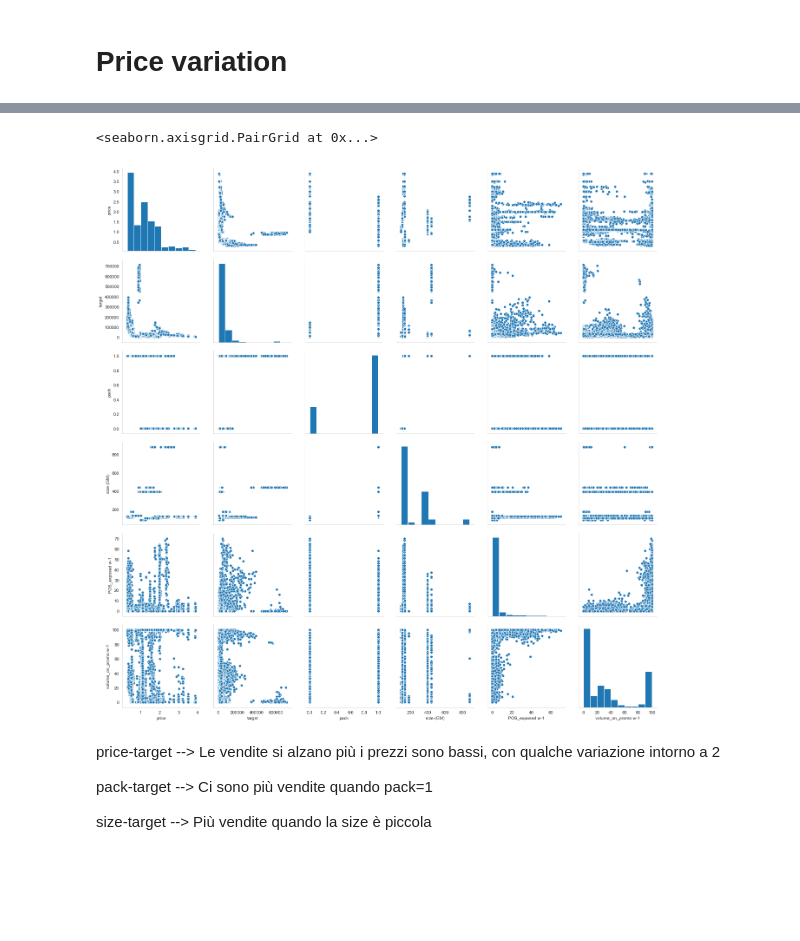
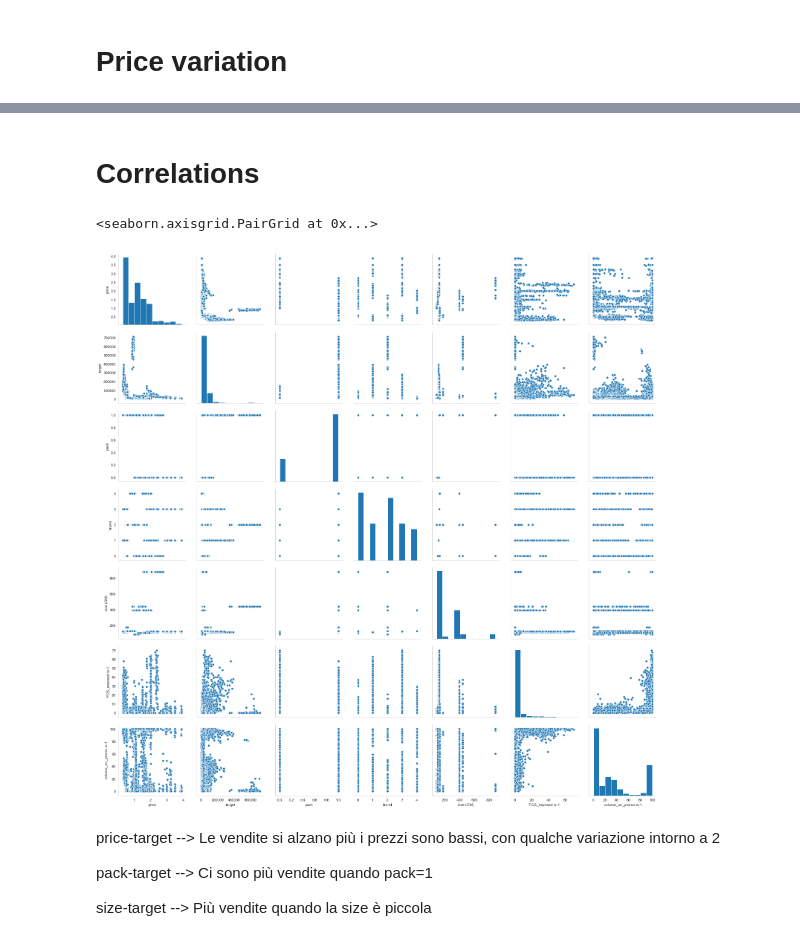
Before and after one commit to tommasofioravanti/DMTMCourseProject, a Jupyter notebook: notebooks/First-Analysis.ipynb, the cells around one changed output, grey strips where cells are left out. Cells and saved outputs as stored; diff of their text form; code cells hidden in the pictures; blank space fills up the shorter version.

```diff
--- a/notebooks/First-Analysis.ipynb
+++ b/notebooks/First-Analysis.ipynb
@@ -90,0 +95,12 @@ test.shape
+# %%
+def inverse_interpolation(df, date='2016-12-10'):
+    first_we_idx = df[df.Date==pd.to_datetime(date)].index
+
+    df = df.sort_values(['sku', 'Date'])
+    for i in first_we_idx:
+        inverse_interpolation = 2*df.loc[i+1, 'sales w-1'] - df.loc[i+2, 'sales w-1']
+        df.loc[i,'sales w-1'] = inverse_interpolation
+
+    return df
+
+df = inverse_interpolation(df)
@@ -117,0 +184,9 @@ train = train.reset_index(drop=True)
+# %%
+mycolors = np.random.choice(list(mpl.colors.XKCD_COLORS.keys()), len(set(train[train.scope == 1].sku)), replace=False)
+plt.figure(figsize=(20,10))
+plt.xticks(rotation=90)
+sns.set_context("notebook", font_scale=1.5, rc={"lines.linewidth": 2.5})
+for i, s in enumerate(set(train[train.scope == 1].sku)):
+    dp = sns.distplot(df[df.sku==s]['sales w-1'],bins=5)
+    #max_x, max_y = train[(train.sku==s) & ()].Date.values[-1], train[train.sku==s].target.values[-1]
+    #plt.text(last_x, last_y, str(s), color=mycolors[i])
@@ -117,0 +195,9 @@ train = train.reset_index(drop=True)
+# %%
+plt.figure(figsize=(8, 6))
+sns.set_style("whitegrid")
+sns.set_context("notebook", font_scale=1.5, rc={"lines.linewidth": 2.5})
+dp = sns.distplot(df[df.sku==s]['sales w-1'],bins=5)
+dp.set_title('Distribution and Density of Target (20 bins)')
+plt.grid(axis='x')
+#plt.xlim([4,8])
+plt.tight_layout()
@@ -273,9 +394,11 @@ for i, s in enumerate(set(train.sku)):
+# %% [markdown]
+# Correlations
 # %%
 sns.set_style("whitegrid", {'axes.grid' : False})
-sns.pairplot(df[['price', 'target', 'pack', 'size (GM)', 'POS_exposed w-1', 'volume_on_promo w-1']], size=3)
+sns.pairplot(df[['price', 'target', 'pack', 'brand', 'size (GM)', 'POS_exposed w-1', 'volume_on_promo w-1']], size=3)
 # %% [output]
 <seaborn.axisgrid.PairGrid at 0x...>
-[figure, old version]
+[figure, new version]
 # %% [markdown]
 price-target --> Le vendite si alzano più i prezzi sono bassi, con qualche variazione intorno a 2
 
```
Also changed, not shown: parts of 38 cells of this notebook, 3 other files.
